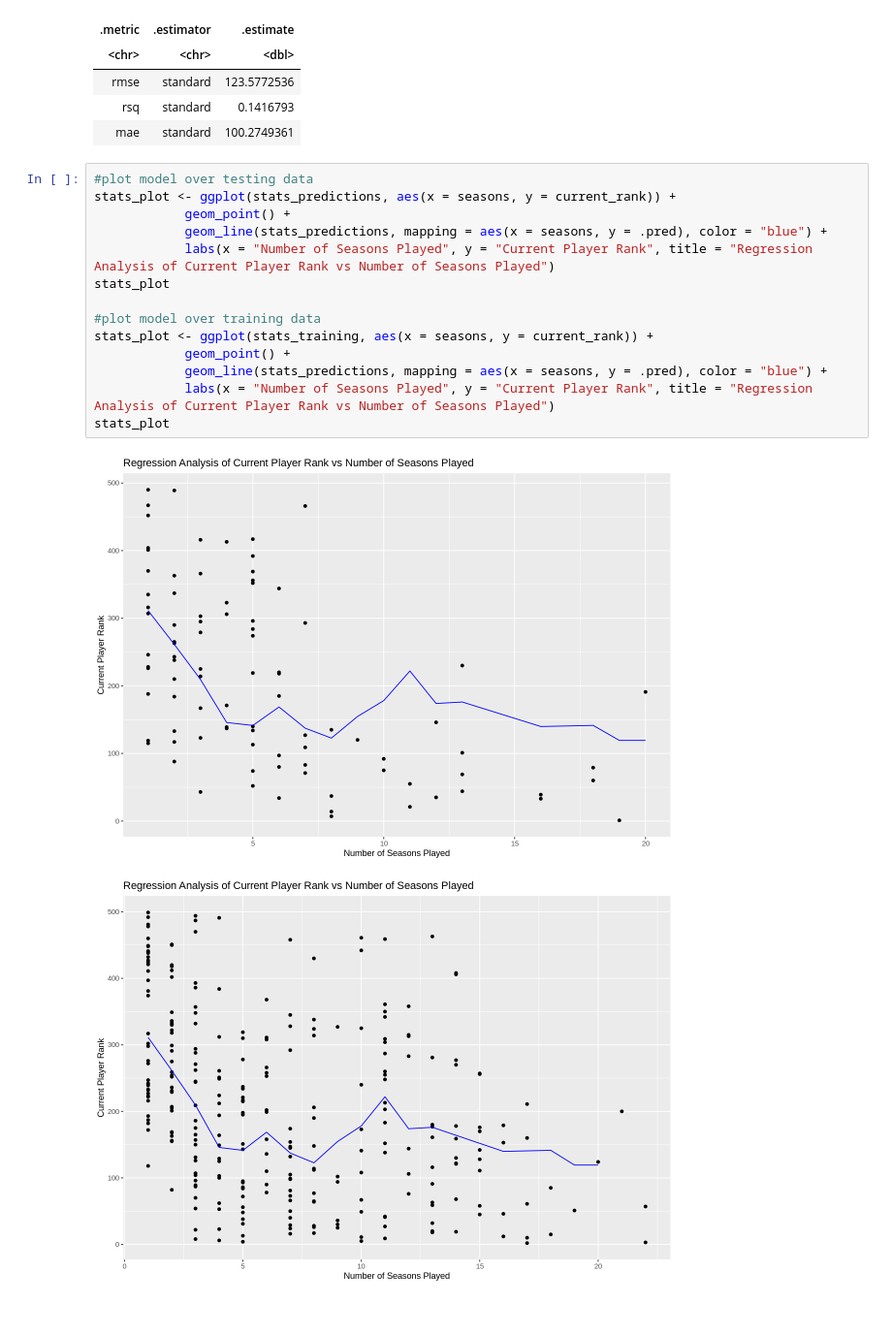
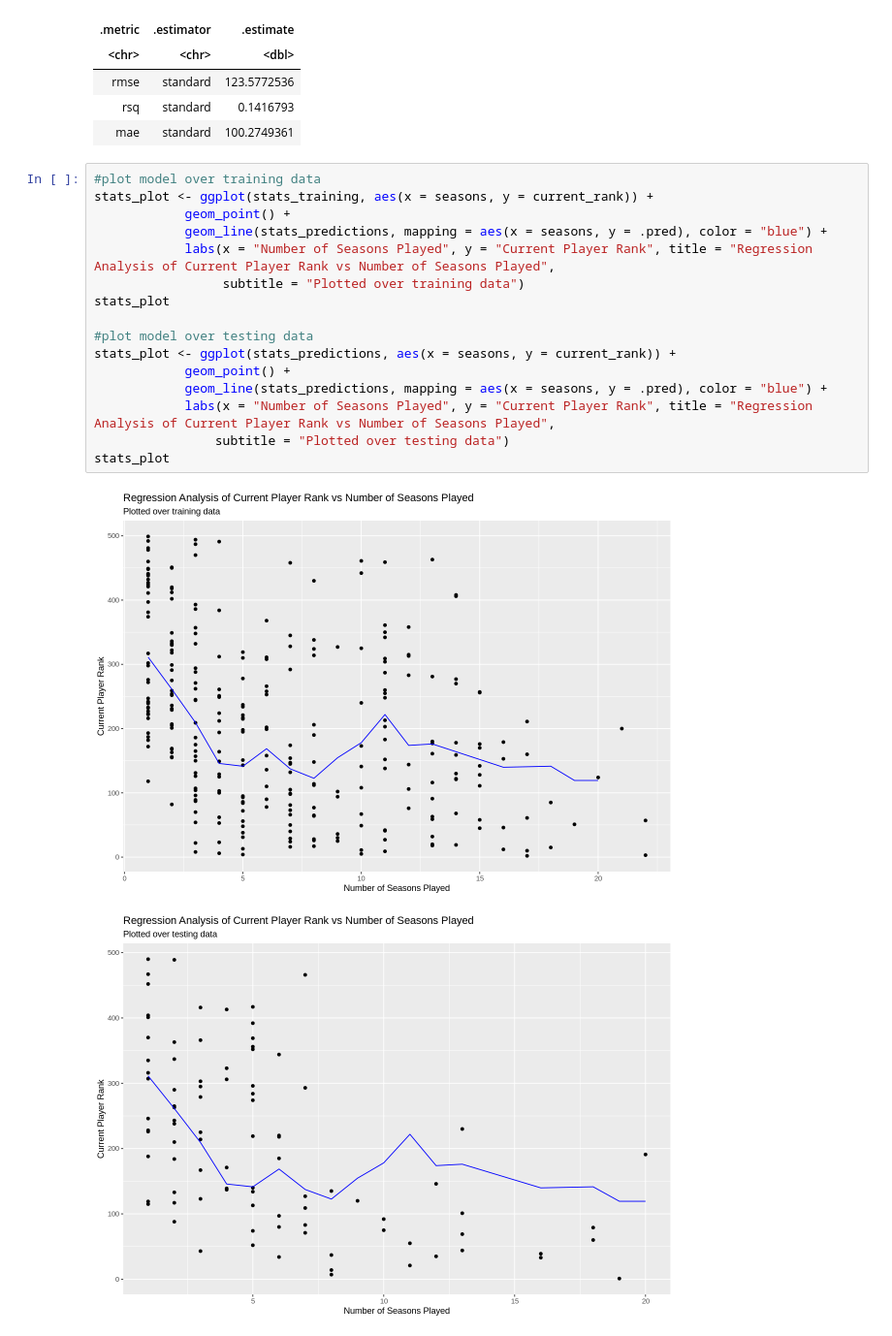
Before and after one commit to ZappyDoo/DSCIProject, a Jupyter notebook: final_project.ipynb, the cells around one changed output. Shown at 97% size. Saved outputs shown, nothing was run; the diff lists cells and outputs as text.

```diff
--- a/final_project.ipynb
+++ b/final_project.ipynb
@@ -224,19 +224,21 @@ A tibble: 3 × 3
 | rsq | standard | 0.1416793 |
 | mae | standard | 100.2749361 |
 # %%
+#plot model over training data
+stats_plot <- ggplot(stats_training, aes(x = seasons, y = current_rank)) +
+            geom_point() +
+            geom_line(stats_predictions, mapping = aes(x = seasons, y = .pred), color = "blue") +
+            labs(x = "Number of Seasons Played", y = "Current Player Rank", title = "Regression Analysis of Current Player Rank vs Number of Seasons Played",
+                 subtitle = "Plotted over training data")
+stats_plot
+
 #plot model over testing data
 stats_plot <- ggplot(stats_predictions, aes(x = seasons, y = current_rank)) +
             geom_point() +
             geom_line(stats_predictions, mapping = aes(x = seasons, y = .pred), color = "blue") +
-            labs(x = "Number of Seasons Played", y = "Current Player Rank", title = "Regression Analysis of Current Player Rank vs Number of Seasons Played")
+            labs(x = "Number of Seasons Played", y = "Current Player Rank", title = "Regression Analysis of Current Player Rank vs Number of Seasons Played",
+                subtitle = "Plotted over testing data")
 stats_plot
-
-#plot model over training data
-stats_plot <- ggplot(stats_training, aes(x = seasons, y = current_rank)) +
-            geom_point() +
-            geom_line(stats_predictions, mapping = aes(x = seasons, y = .pred), color = "blue") +
-            labs(x = "Number of Seasons Played", y = "Current Player Rank", title = "Regression Analysis of Current Player Rank vs Number of Seasons Played")
-stats_plot
 # %% [output]
-[figure, old version]
+[figure, new version]
-[figure, old version]
+[figure, new version]
```
Also changed, not shown: parts of 10 cells of this notebook.
